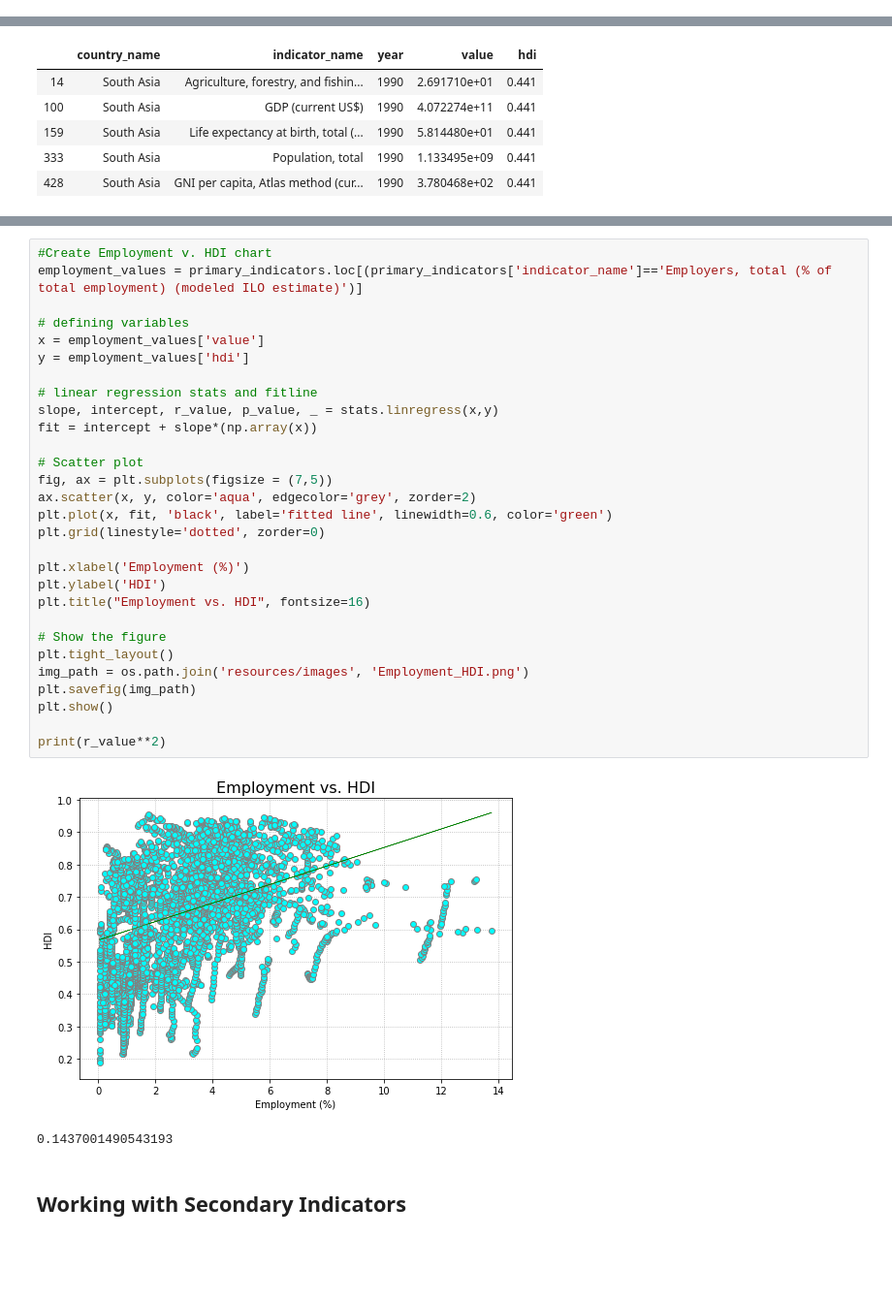
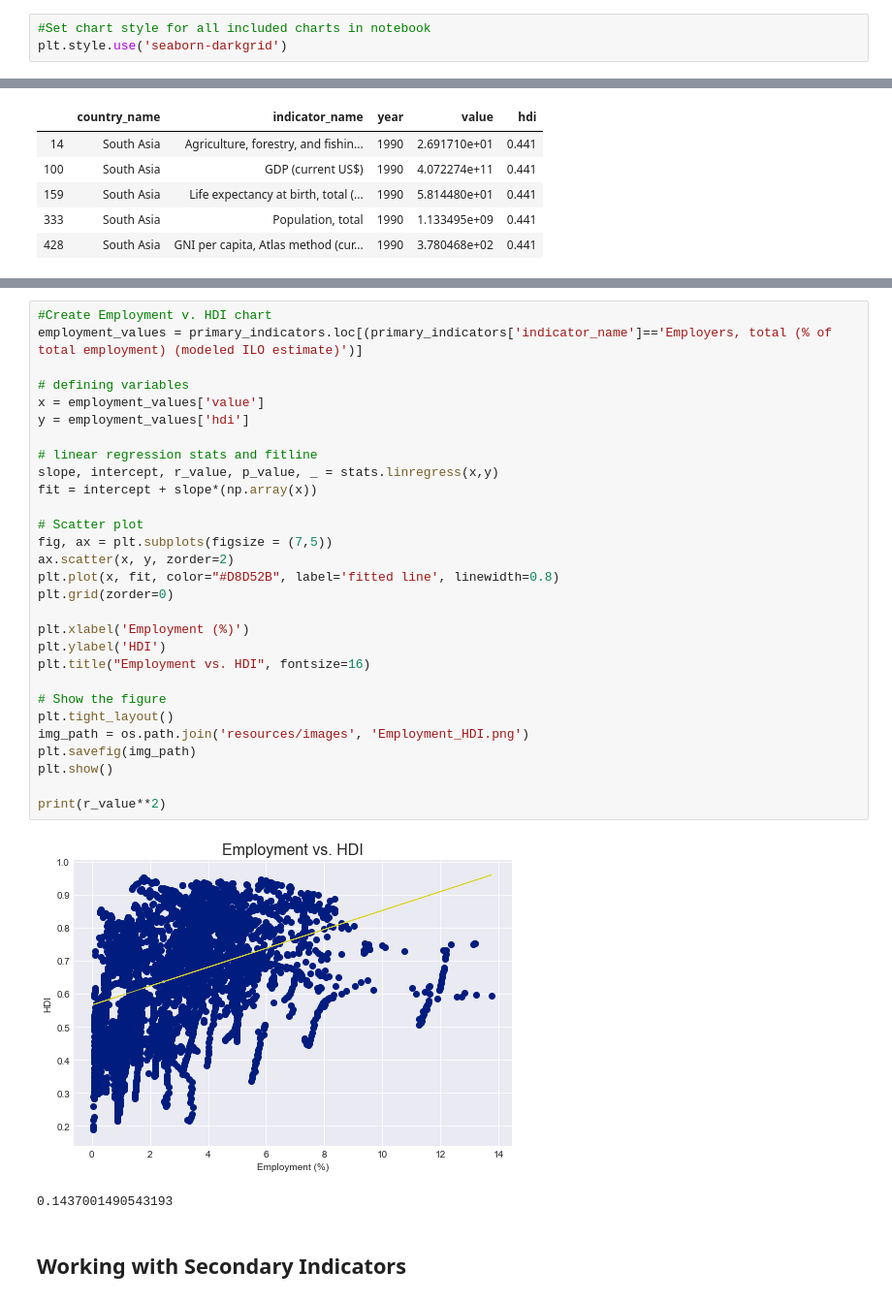
Before and after one commit to linmck/finalproject, a Jupyter notebook: Predict_HDI.ipynb, the cells around one changed output, grey strips where cells are left out. Shown at 97% size. Cells and saved outputs as stored; diff of their text form; blank space fills up the shorter version.

Commit message:
Updated tchart style using seaborn-dark-palette. Updated all resulting images

```diff
--- a/Predict_HDI.ipynb
+++ b/Predict_HDI.ipynb
@@ -249,6 +249,9 @@ dtype: object
 # %% [markdown]
 ## Working with Primary Indicators
 Indicators tracked by the most countries over the most years
+# %%
+#Set chart style for all included charts in notebook
+plt.style.use('seaborn-darkgrid')
 # %%
 #Pull out primary indicators (most commonly tracked by countries over the years)
 common_indicators = [
@@ -404,34 +407,34 @@ print(r_value**2)
 # %%
 #Create Employment v. HDI chart
 employment_values = primary_indicators.loc[(primary_indicators['indicator_name']=='Employers, total (% of total employment) (modeled ILO estimate)')]
 
 # defining variables
 x = employment_values['value']
 y = employment_values['hdi']
 
 # linear regression stats and fitline
 slope, intercept, r_value, p_value, _ = stats.linregress(x,y)
 fit = intercept + slope*(np.array(x))
 
 # Scatter plot
 fig, ax = plt.subplots(figsize = (7,5))
-ax.scatter(x, y, color='aqua', edgecolor='grey', zorder=2)
-plt.plot(x, fit, 'black', label='fitted line', linewidth=0.6, color='green')
-plt.grid(linestyle='dotted', zorder=0)
+ax.scatter(x, y, zorder=2)
+plt.plot(x, fit, color="#D8D52B", label='fitted line', linewidth=0.8)
+plt.grid(zorder=0)
 
 plt.xlabel('Employment (%)')
 plt.ylabel('HDI')
 plt.title("Employment vs. HDI", fontsize=16)
 
 # Show the figure
 plt.tight_layout()
 img_path = os.path.join('resources/images', 'Employment_HDI.png')
 plt.savefig(img_path)
 plt.show()
 
 print(r_value**2)
 # %% [output]
-[figure, old version]
+[figure, new version]
 0.1437001490543193
 # %% [markdown]
 ## Working with Secondary Indicators
```
Also changed, not shown: parts of 42 cells of this notebook, 23 other files.
